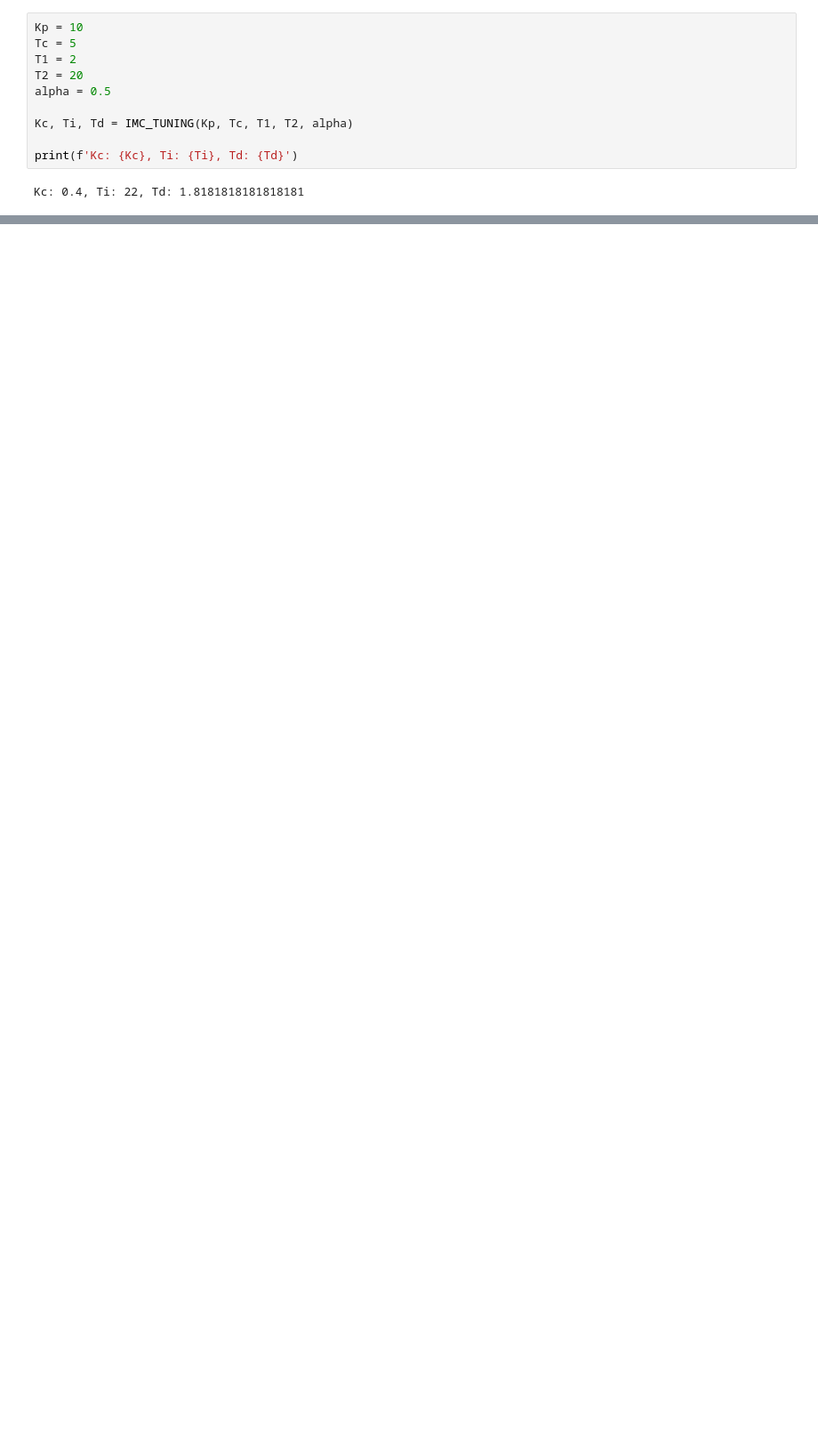
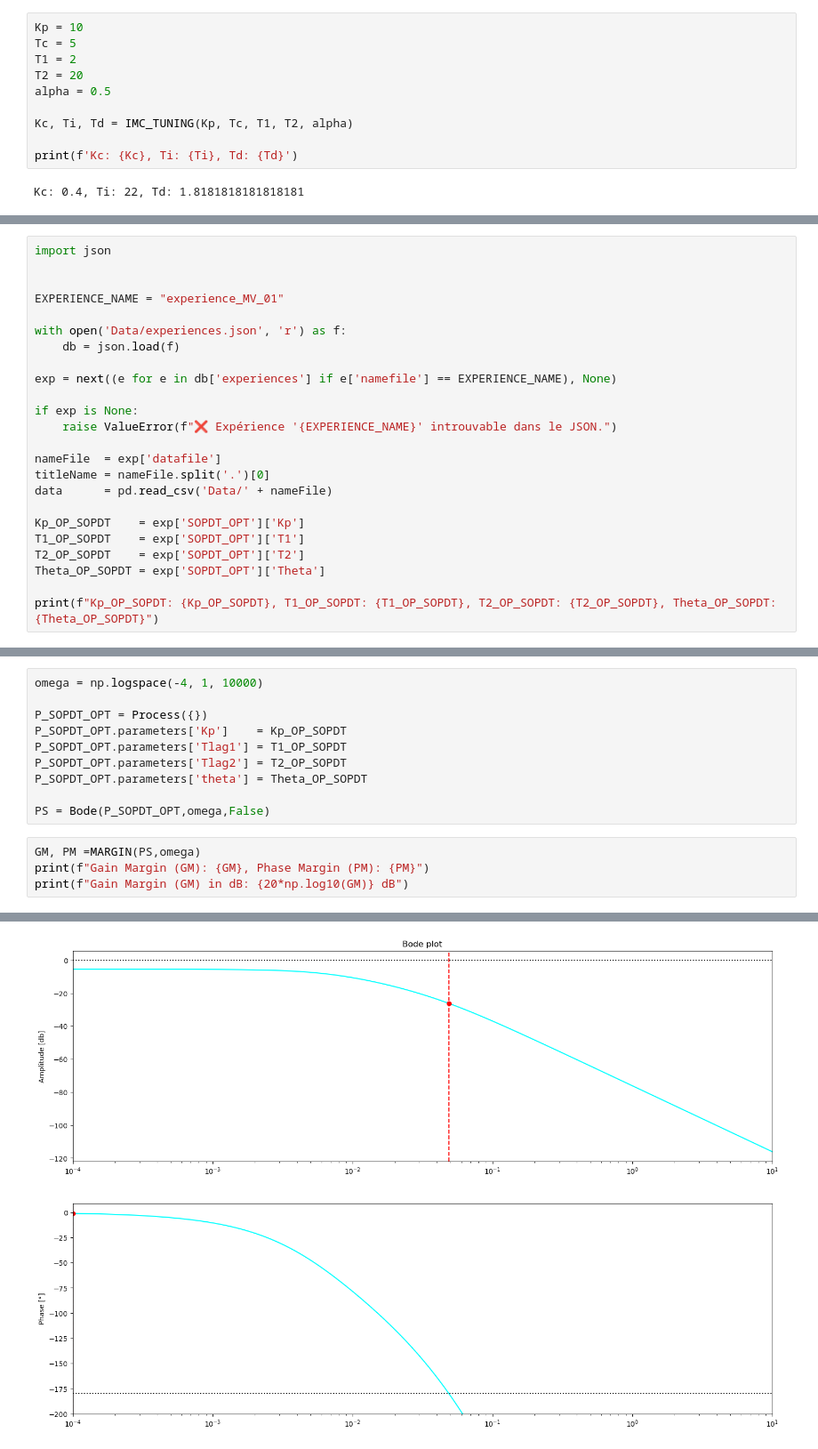
Before and after one commit to MSuiram/Labo_ControlTheory, a Jupyter notebook: package_Lab.ipynb, the cells around one changed output, grey strips where cells are left out. Shown at 89% size. Cells and saved outputs as stored; diff of their text form; blank space fills up the shorter version.

Commit message:
MARGIN

```diff
--- a/package_Lab.ipynb
+++ b/package_Lab.ipynb
@@ -201,0 +213,24 @@ Kc: 0.4, Ti: 22, Td: 1.8181818181818181
+# %%
+import json
+
+
+EXPERIENCE_NAME = "experience_MV_01"
+
+with open('Data/experiences.json', 'r') as f:
+    db = json.load(f)
+
+exp = next((e for e in db['experiences'] if e['namefile'] == EXPERIENCE_NAME), None)
+
+if exp is None:
+    raise ValueError(f"❌ Expérience '{EXPERIENCE_NAME}' introuvable dans le JSON.")
+
+nameFile  = exp['datafile']
+titleName = nameFile.split('.')[0]
+data      = pd.read_csv('Data/' + nameFile)
+
+Kp_OP_SOPDT    = exp['SOPDT_OPT']['Kp']
+T1_OP_SOPDT    = exp['SOPDT_OPT']['T1']
+T2_OP_SOPDT    = exp['SOPDT_OPT']['T2']
+Theta_OP_SOPDT = exp['SOPDT_OPT']['Theta']
+
+print(f"Kp_OP_SOPDT: {Kp_OP_SOPDT}, T1_OP_SOPDT: {T1_OP_SOPDT}, T2_OP_SOPDT: {T2_OP_SOPDT}, Theta_OP_SOPDT: {Theta_OP_SOPDT}")
@@ -201,0 +239,15 @@ Kc: 0.4, Ti: 22, Td: 1.8181818181818181
+# %%
+omega = np.logspace(-4, 1, 10000)
+
+P_SOPDT_OPT = Process({})
+P_SOPDT_OPT.parameters['Kp']    = Kp_OP_SOPDT
+P_SOPDT_OPT.parameters['Tlag1'] = T1_OP_SOPDT
+P_SOPDT_OPT.parameters['Tlag2'] = T2_OP_SOPDT
+P_SOPDT_OPT.parameters['theta'] = Theta_OP_SOPDT
+
+PS = Bode(P_SOPDT_OPT,omega,False)
+# %%
+GM, PM =MARGIN(PS,omega)
+print(f"Gain Margin (GM): {GM}, Phase Margin (PM): {PM}")
+print(f"Gain Margin (GM) in dB: {20*np.log10(GM)} dB")
+# %% [output]
@@ -201,0 +258 @@ Kc: 0.4, Ti: 22, Td: 1.8181818181818181
+[figure, added]
```
Also changed, not shown: parts of 7 cells of this notebook, 1 other file.
